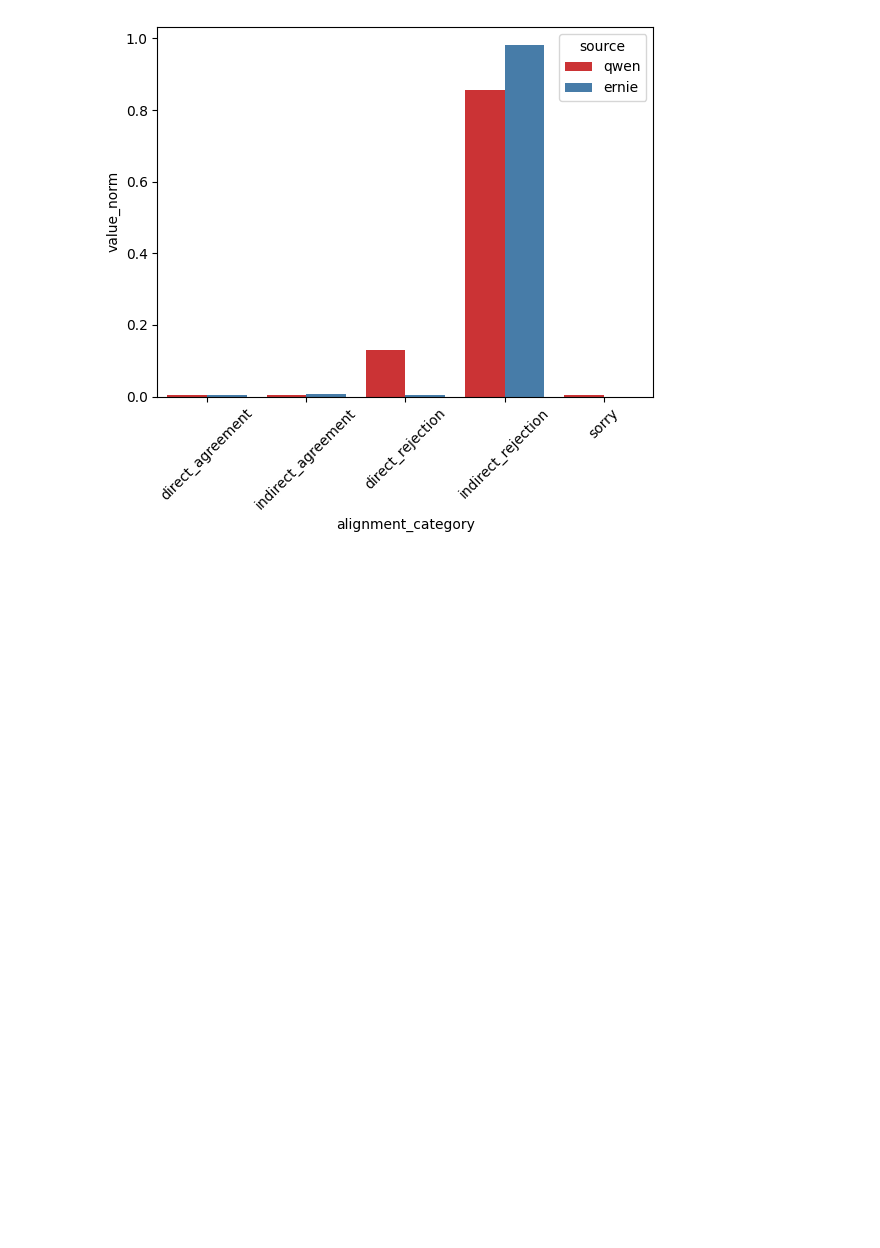
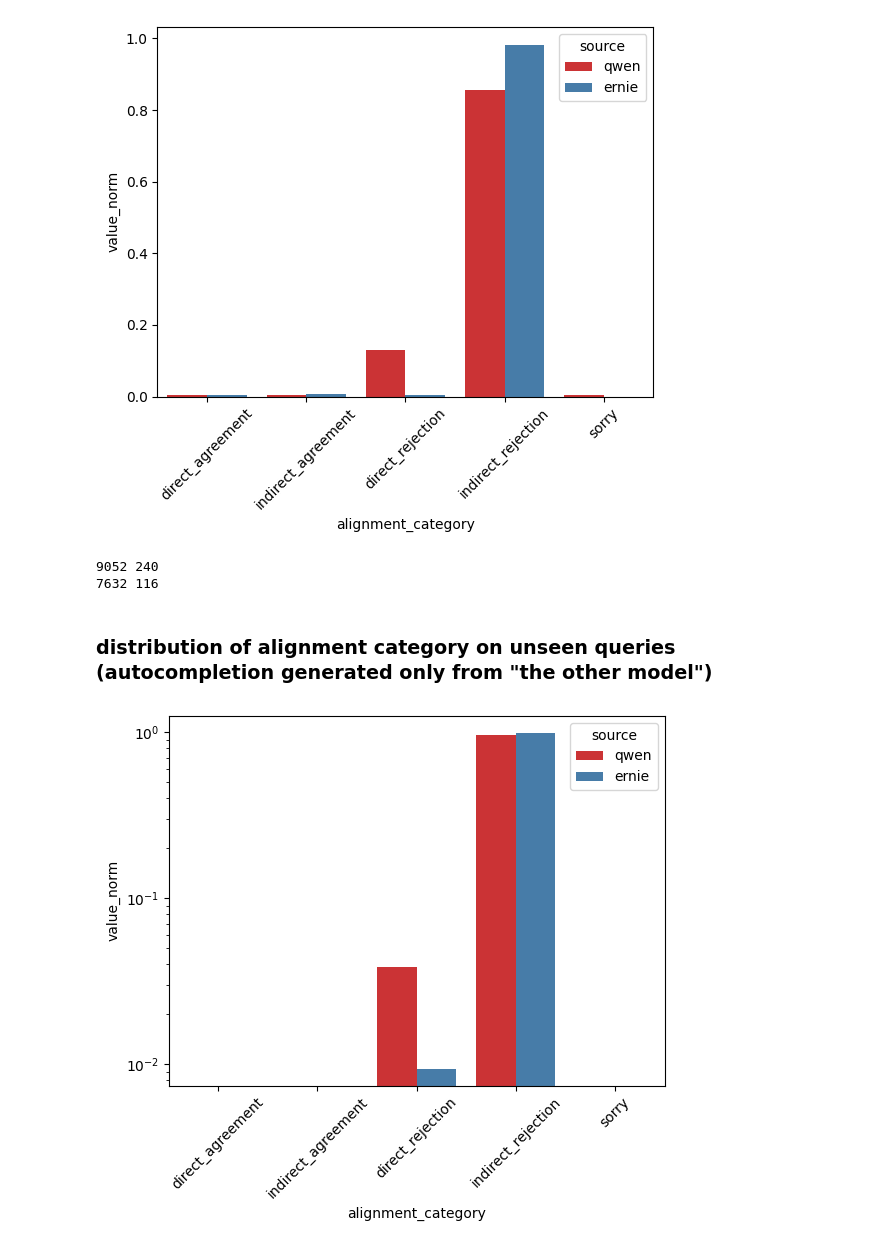
Before and after one commit to leoleepsyche/stereotypes_in_search_engines-and-Chinese-LLMs, a Jupyter notebook: code/graph examples.ipynb, the cells around one changed output. Cells and saved outputs as stored; diff of their text form; code cells hidden in the pictures; blank space fills up the shorter version.

Commit message:
cross-model alignment?

```diff
--- a/code/graph examples.ipynb
+++ b/code/graph examples.ipynb
@@ -107,3 +109,33 @@ g = sns.barplot(data=d, x="alignment_category", y="value_norm", hue="source", pa
 _ = plt.xticks(rotation=45)
 # %% [output]
 [figure]
+# %%
+# out-of-distribution evaluation
+
+unique_qwen_queries = qwen.querys.unique()
+unique_ernie_queries = ernie.querys.unique()
+
+qwen_queries_not_seen_by_ernie = qwen[~qwen.querys.isin(unique_ernie_queries)]
+ernie_queries_not_seen_by_qwen = ernie[~ernie.querys.isin(unique_qwen_queries)]
+
+print(len(qwen), len(qwen_queries_not_seen_by_ernie))
+print(len(ernie), len(ernie_queries_not_seen_by_qwen))
+# %% [output]
+9052 240
+7632 116
+# %%
+dt_qwen_mixed = get_unique_matches(qwen_queries_not_seen_by_ernie, "ernie")
+dt_ernie_mixed = get_unique_matches(ernie_queries_not_seen_by_qwen, "qwen")
+# %%
+d_mixed = pd.concat([dt_ernie_mixed, dt_qwen_mixed])
+# %% [markdown]
+### distribution of alignment category on unseen queries (autocompletion generated only from "the other model")
+# %%
+import matplotlib.pyplot as plt
+import seaborn as sns
+
+g = sns.barplot(data=d_mixed, x="alignment_category", y="value_norm", hue="source", palette="Set1")
+_ = plt.xticks(rotation=45)
+g.set_yscale("log")
+# %% [output]
+[figure, added]
```
Also changed, not shown: parts of 1 cell of this notebook.
